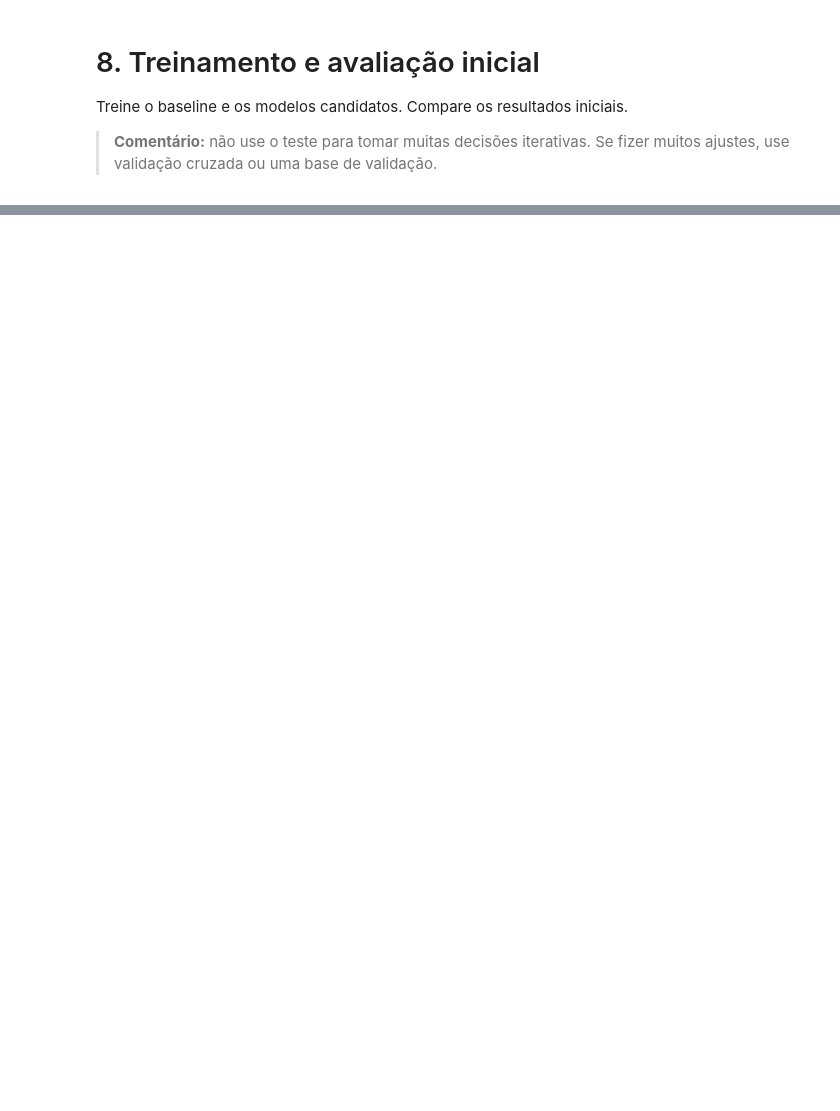
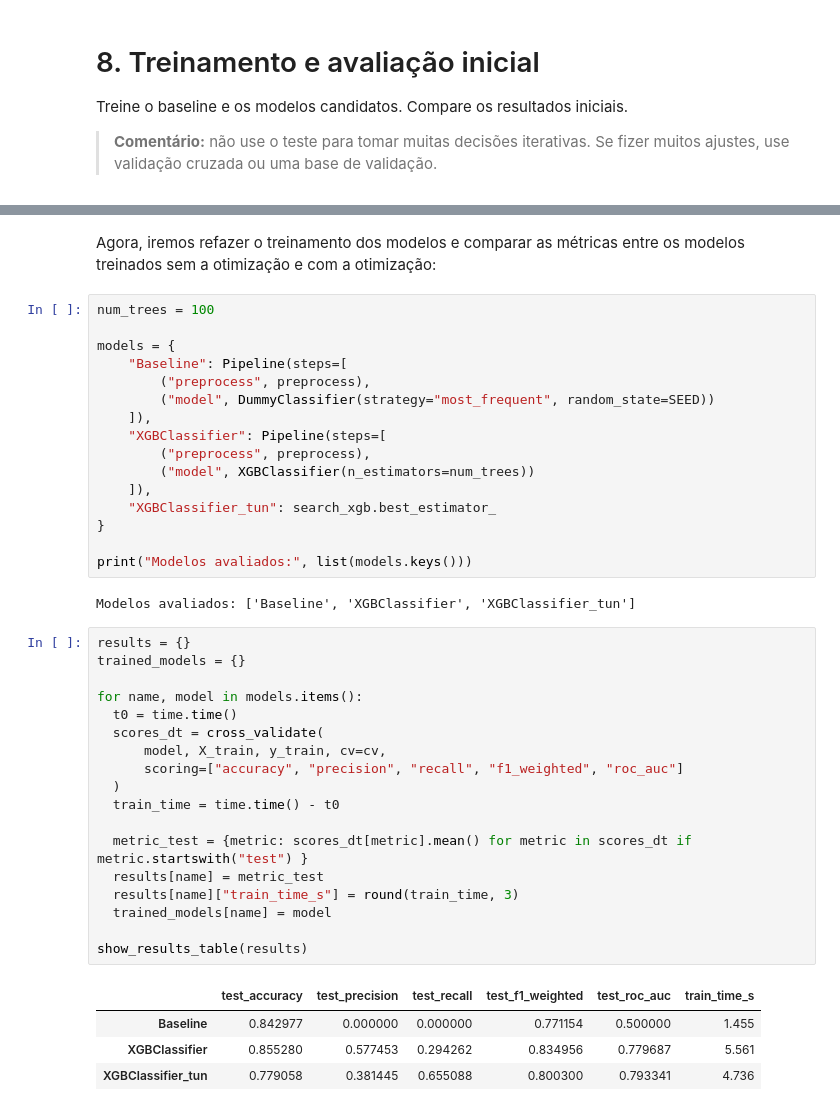
Before and after one commit to LucasBarbosaSilva/MVPSprint3MLAnalytics, a Jupyter notebook: MVP_Sprint_3_ML_Analytics.ipynb, the cells around one changed output, grey strips where cells are left out. Saved outputs shown, nothing was run; the diff lists cells and outputs as text; blank space fills up the shorter version.

```diff
--- a/MVP_Sprint_3_ML_Analytics.ipynb
+++ b/MVP_Sprint_3_ML_Analytics.ipynb
@@ -1124,0 +1015,43 @@ Esta seção é opcional, mas recomendada quando o treinamento for demorado.
+# %% [markdown]
+Agora, iremos refazer o treinamento dos modelos e comparar as métricas entre os modelos treinados sem a otimização e com a otimização:
+# %%
+num_trees = 100
+
+models = {
+    "Baseline": Pipeline(steps=[
+        ("preprocess", preprocess),
+        ("model", DummyClassifier(strategy="most_frequent", random_state=SEED))
+    ]),
+    "XGBClassifier": Pipeline(steps=[
+        ("preprocess", preprocess),
+        ("model", XGBClassifier(n_estimators=num_trees))
+    ]),
+    "XGBClassifier_tun": search_xgb.best_estimator_
+}
+
+print("Modelos avaliados:", list(models.keys()))
+# %% [output]
+Modelos avaliados: ['Baseline', 'XGBClassifier', 'XGBClassifier_tun']
+# %%
+results = {}
+trained_models = {}
+
+for name, model in models.items():
+  t0 = time.time()
+  scores_dt = cross_validate(
+      model, X_train, y_train, cv=cv,
+      scoring=["accuracy", "precision", "recall", "f1_weighted", "roc_auc"]
+  )
+  train_time = time.time() - t0
+
+  metric_test = {metric: scores_dt[metric].mean() for metric in scores_dt if metric.startswith("test") }
+  results[name] = metric_test
+  results[name]["train_time_s"] = round(train_time, 3)
+  trained_models[name] = model
+
+show_results_table(results)
+# %% [output]
+|  | test_accuracy | test_precision | test_recall | test_f1_weighted | test_roc_auc | train_time_s |
+| Baseline | 0.842977 | 0.000000 | 0.000000 | 0.771154 | 0.500000 | 1.455 |
+| XGBClassifier | 0.855280 | 0.577453 | 0.294262 | 0.834956 | 0.779687 | 5.561 |
+| XGBClassifier_tun | 0.779058 | 0.381445 | 0.655088 | 0.800300 | 0.793341 | 4.736 |
```
Also changed, not shown: parts of 51 cells of this notebook.
